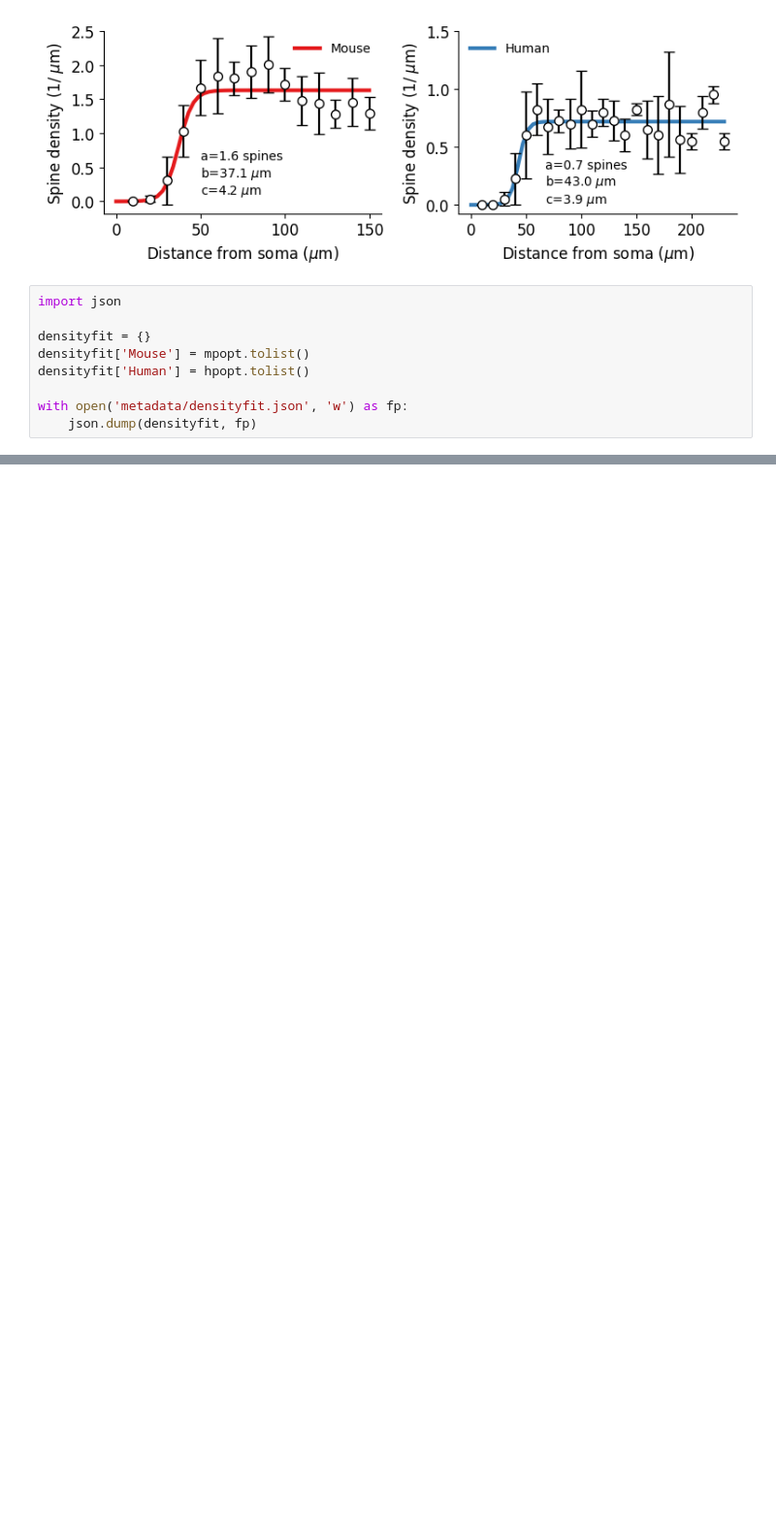
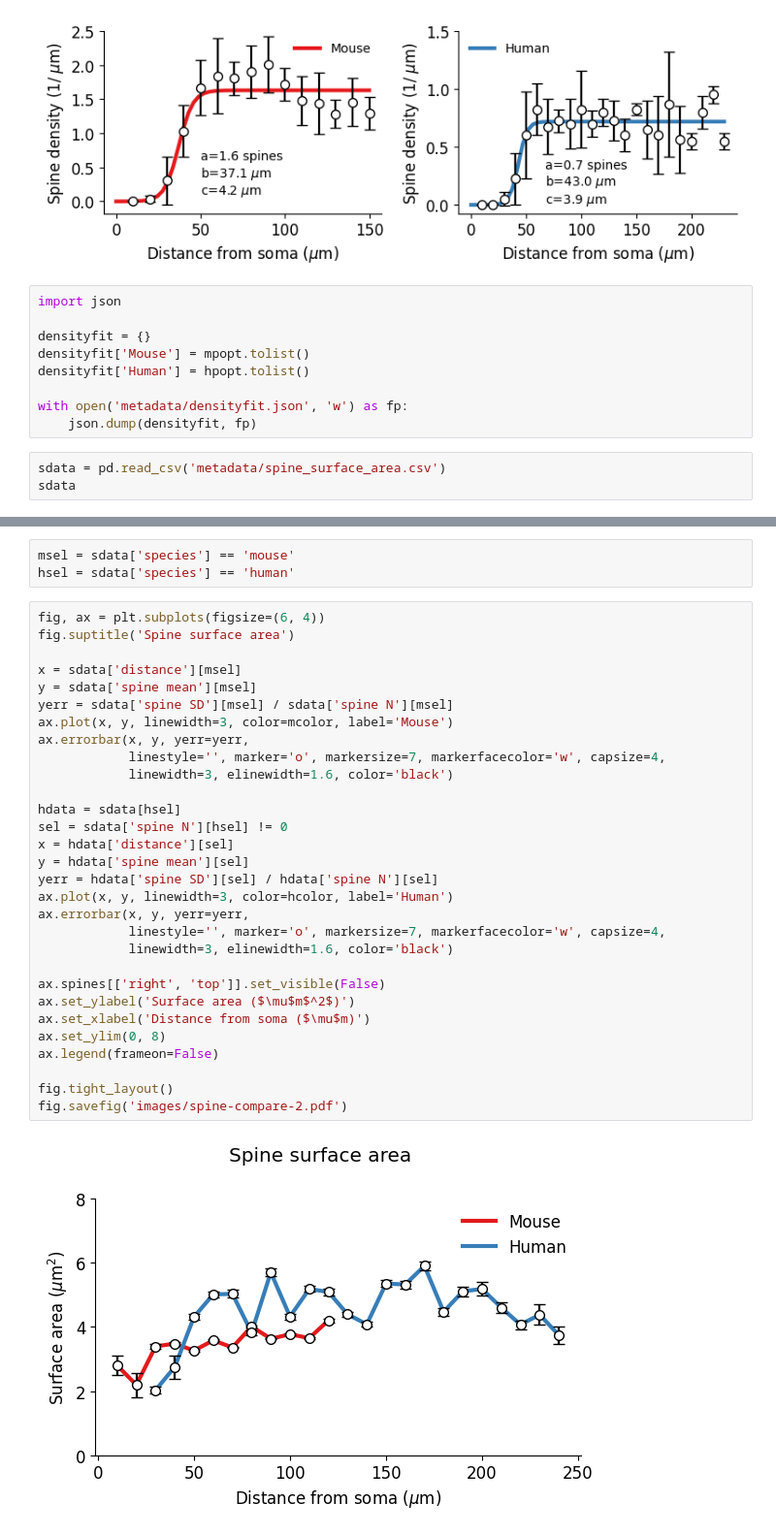
Before and after one commit to a1eko/humanspn, a Jupyter notebook: reconstructions/analysis/spine-compare.ipynb, the cells around one changed output, grey strips where cells are left out. Shown at 97% size. Drawn from its saved outputs; the diff is of its cells as text; blank space fills up the shorter version.

```diff
--- a/reconstructions/analysis/spine-compare.ipynb
+++ b/reconstructions/analysis/spine-compare.ipynb
@@ -126,3 +126,6 @@ densityfit['Human'] = hpopt.tolist()
 
 with open('metadata/densityfit.json', 'w') as fp:
     json.dump(densityfit, fp)
+# %%
+sdata = pd.read_csv('metadata/spine_surface_area.csv')
+sdata
@@ -128,0 +150,35 @@ with open('metadata/densityfit.json', 'w') as fp:
+# %%
+msel = sdata['species'] == 'mouse'
+hsel = sdata['species'] == 'human'
+# %%
+fig, ax = plt.subplots(figsize=(6, 4))
+fig.suptitle('Spine surface area')
+
+x = sdata['distance'][msel]
+y = sdata['spine mean'][msel]
+yerr = sdata['spine SD'][msel] / sdata['spine N'][msel]
+ax.plot(x, y, linewidth=3, color=mcolor, label='Mouse')
+ax.errorbar(x, y, yerr=yerr,
+            linestyle='', marker='o', markersize=7, markerfacecolor='w', capsize=4,
+            linewidth=3, elinewidth=1.6, color='black')
+
+hdata = sdata[hsel]
+sel = sdata['spine N'][hsel] != 0
+x = hdata['distance'][sel]
+y = hdata['spine mean'][sel]
+yerr = hdata['spine SD'][sel] / hdata['spine N'][sel]
+ax.plot(x, y, linewidth=3, color=hcolor, label='Human')
+ax.errorbar(x, y, yerr=yerr,
+            linestyle='', marker='o', markersize=7, markerfacecolor='w', capsize=4,
+            linewidth=3, elinewidth=1.6, color='black')
+
+ax.spines[['right', 'top']].set_visible(False)
+ax.set_ylabel('Surface area ($\mu$m$^2$)')
+ax.set_xlabel('Distance from soma ($\mu$m)')
+ax.set_ylim(0, 8)
+ax.legend(frameon=False)
+
+fig.tight_layout()
+fig.savefig('images/spine-compare-2.pdf')
+# %% [output]
+[figure, added]
```
Also changed, not shown: parts of 2 cells of this notebook, 53 other files.
